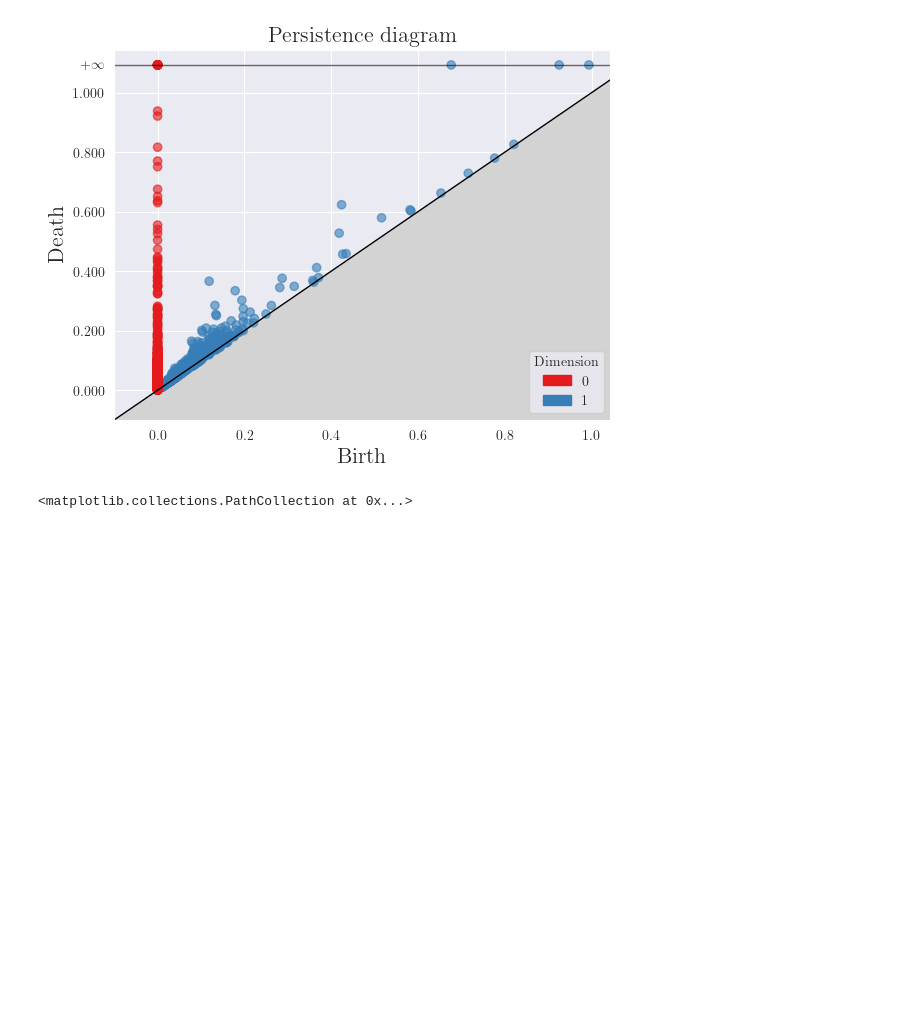
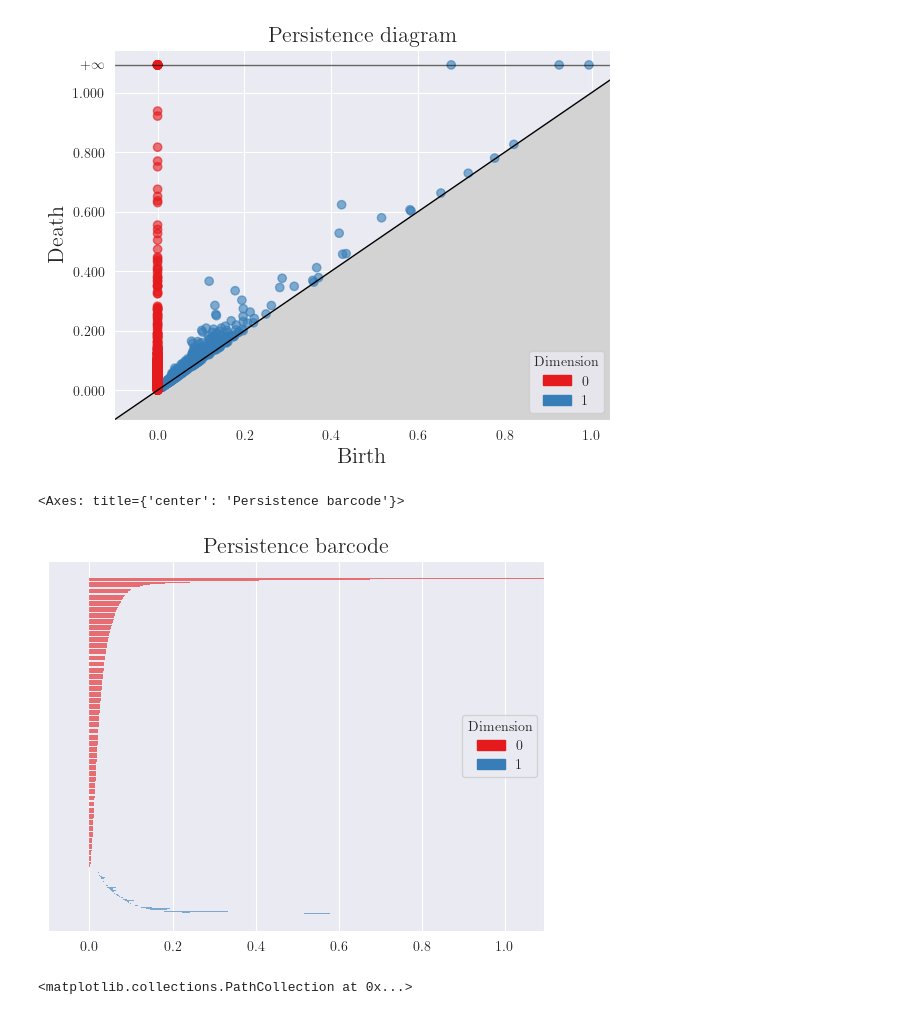
Before and after one commit to shin-fued/umap_vs_tsne, a Jupyter notebook: trying.ipynb, the cells around one changed output. Saved outputs shown, nothing was run; the diff lists cells and outputs as text; code cells hidden in the pictures; blank space fills up the shorter version.

```diff
--- a/trying.ipynb
+++ b/trying.ipynb
@@ -262,6 +262,11 @@ gd.plot_persistence_diagram(diag)
 # %% [output]
 <Axes: title={'center': 'Persistence diagram'}, xlabel='Birth', ylabel='Death'>
 [figure]
+# %%
+gudhi.plot_persistence_barcode(diag)
+# %% [output]
+<Axes: title={'center': 'Persistence barcode'}>
+[figure, added]
 # %%
 from sklearn.cluster import AffinityPropagation
 
```
Also changed, not shown: 4 other files.
